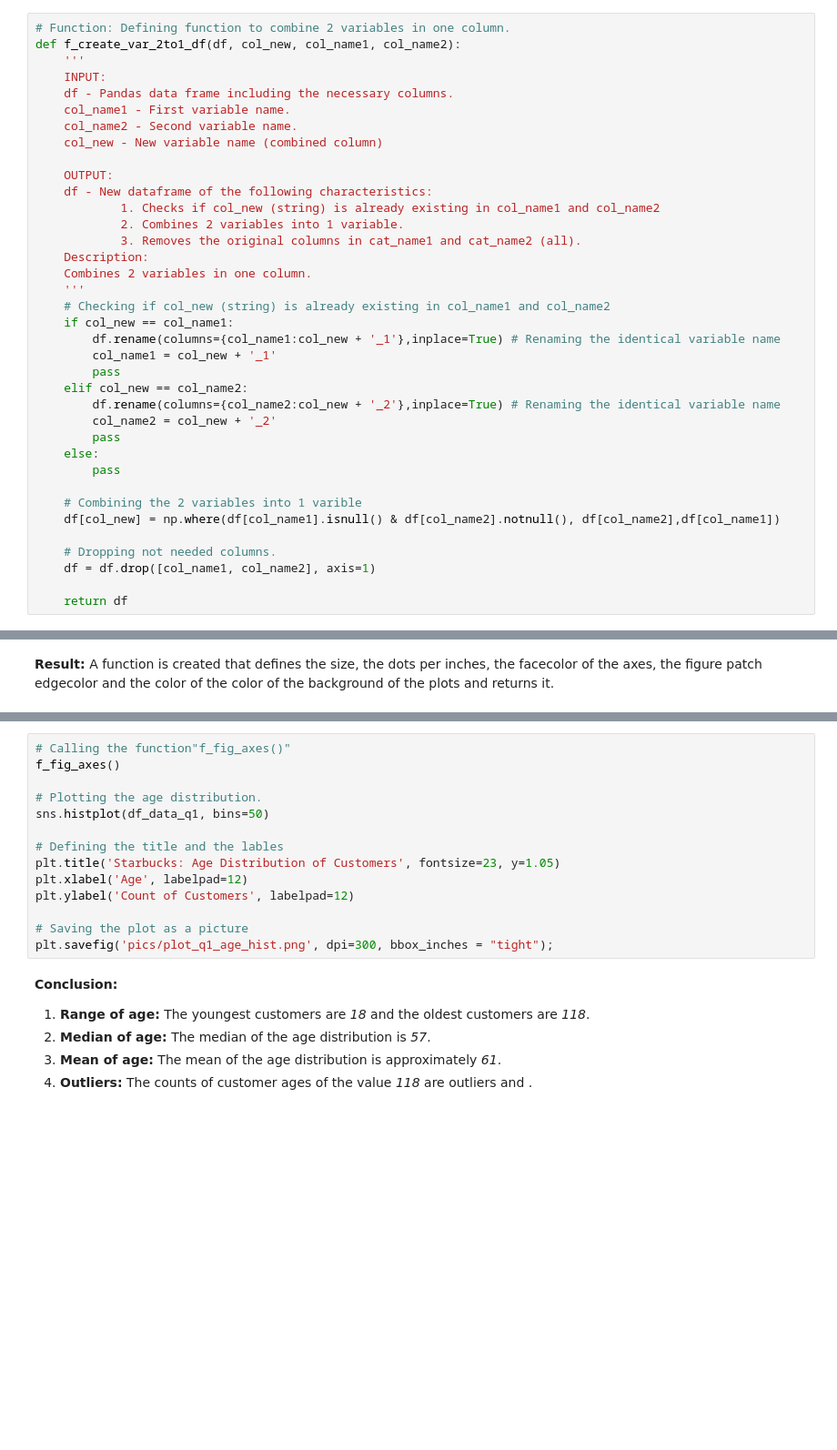
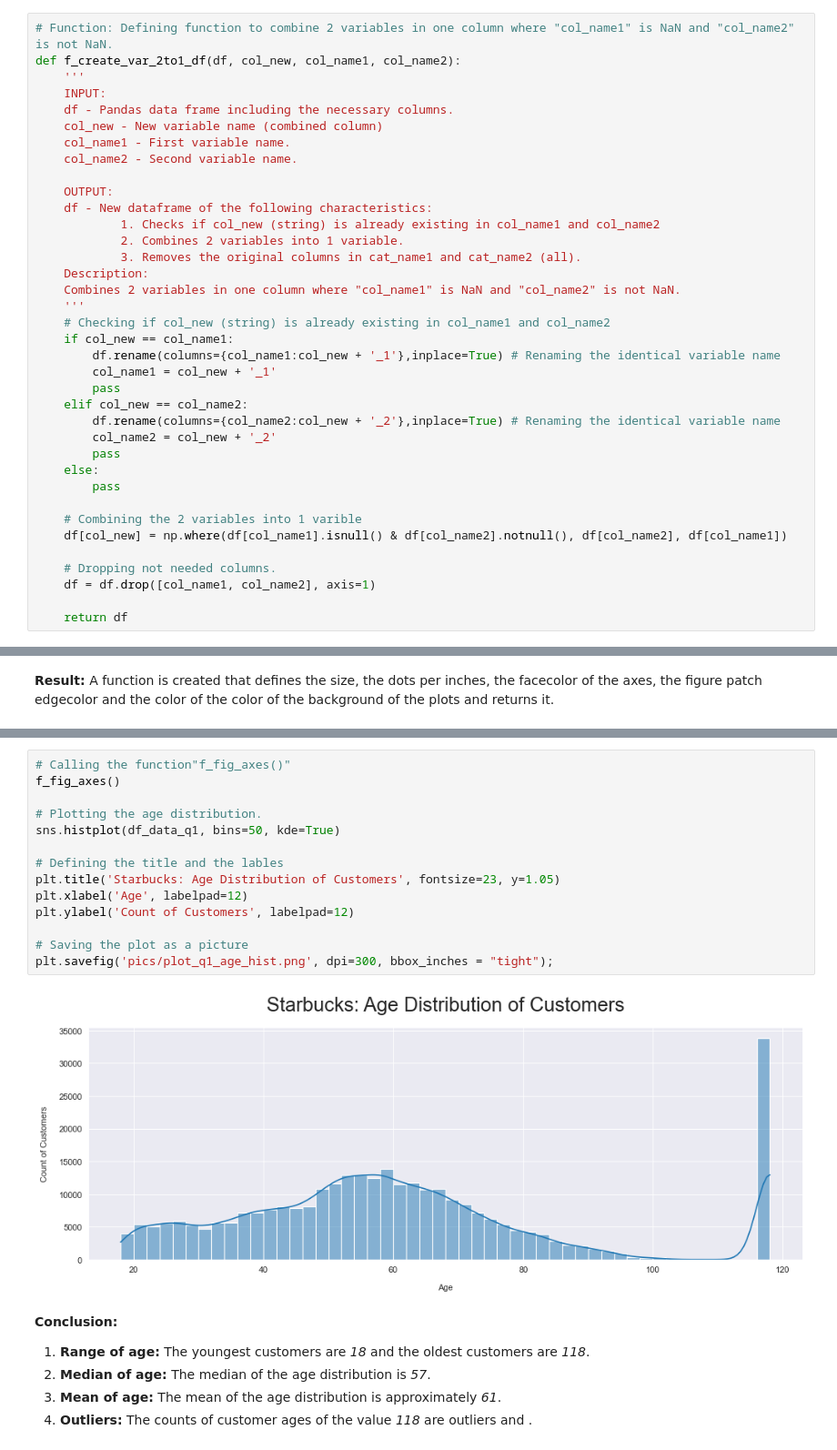
Before and after one commit to SebastianHess/Capstone_Project_Starbucks_Challenge, a Jupyter notebook: Starbucks_Capstone_notebook.ipynb, the cells around one changed output, grey strips where cells are left out. Shown at 91% size. Cells and saved outputs as stored; diff of their text form; blank space fills up the shorter version.

```diff
--- a/Starbucks_Capstone_notebook.ipynb
+++ b/Starbucks_Capstone_notebook.ipynb
@@ -930,14 +989,14 @@ transcript_clean.info()
 # %% [markdown]
 #### Code
 # %%
-# Function: Defining function to combine 2 variables in one column.
+# Function: Defining function to combine 2 variables in one column where "col_name1" is NaN and "col_name2" is not NaN.
 def f_create_var_2to1_df(df, col_new, col_name1, col_name2):
     '''
     INPUT:
     df - Pandas data frame including the necessary columns.
+    col_new - New variable name (combined column)
     col_name1 - First variable name.
     col_name2 - Second variable name.
-    col_new - New variable name (combined column)
 
     OUTPUT:
     df - New dataframe of the following characteristics:
@@ -945,7 +1004,7 @@ def f_create_var_2to1_df(df, col_new, col_name1, col_name2):
             2. Combines 2 variables into 1 variable.
             3. Removes the original columns in cat_name1 and cat_name2 (all).
     Description:
-    Combines 2 variables in one column.
+    Combines 2 variables in one column where "col_name1" is NaN and "col_name2" is not NaN.
     '''
     # Checking if col_new (string) is already existing in col_name1 and col_name2
     if col_new == col_name1:
@@ -960,7 +1019,7 @@ def f_create_var_2to1_df(df, col_new, col_name1, col_name2):
         pass
 
     # Combining the 2 variables into 1 varible
-    df[col_new] = np.where(df[col_name1].isnull() & df[col_name2].notnull(), df[col_name2],df[col_name1])
+    df[col_new] = np.where(df[col_name1].isnull() & df[col_name2].notnull(), df[col_name2], df[col_name1])
 
     # Dropping not needed columns.
     df = df.drop([col_name1, col_name2], axis=1)
@@ -1187,17 +1453,19 @@ df_data_q1.describe()
 # %%
 # Calling the function"f_fig_axes()"
 f_fig_axes()
 
 # Plotting the age distribution.
-sns.histplot(df_data_q1, bins=50)
+sns.histplot(df_data_q1, bins=50, kde=True)
 
 # Defining the title and the lables
 plt.title('Starbucks: Age Distribution of Customers', fontsize=23, y=1.05)
 plt.xlabel('Age', labelpad=12)
 plt.ylabel('Count of Customers', labelpad=12)
 
 # Saving the plot as a picture
 plt.savefig('pics/plot_q1_age_hist.png', dpi=300, bbox_inches = "tight");
+# %% [output]
+[figure, added]
 # %% [markdown]
 **Conclusion:**
 1. **Range of age:** The youngest customers are *18* and the oldest customers are *118*.
```
Also changed, not shown: parts of 233 cells of this notebook.
